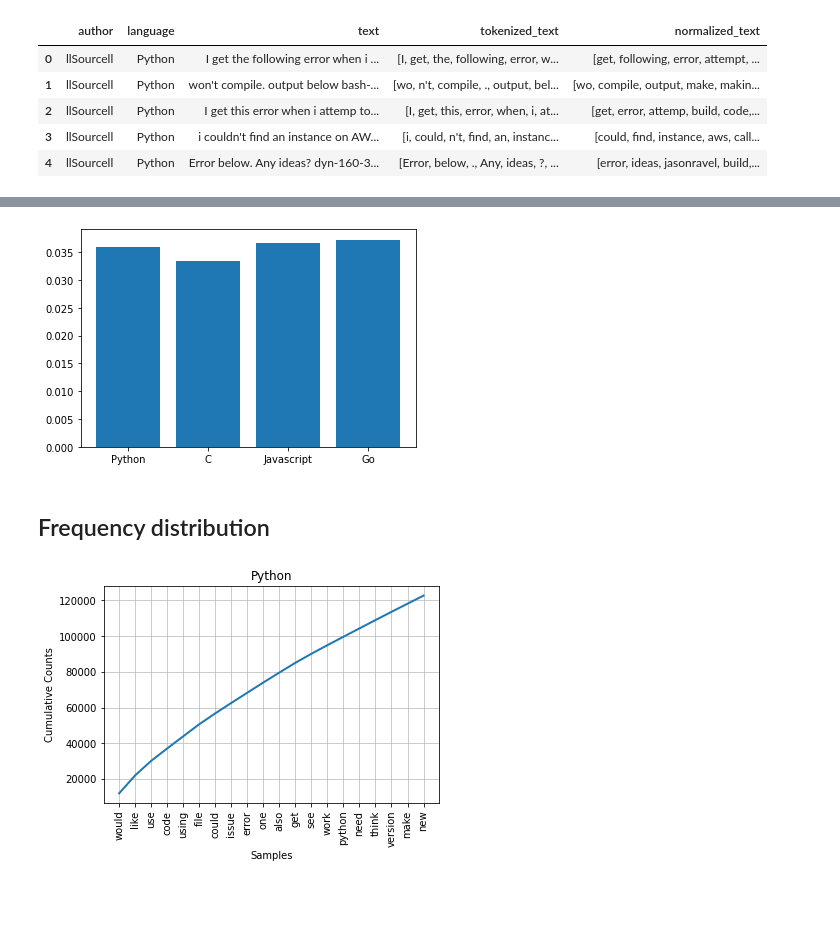
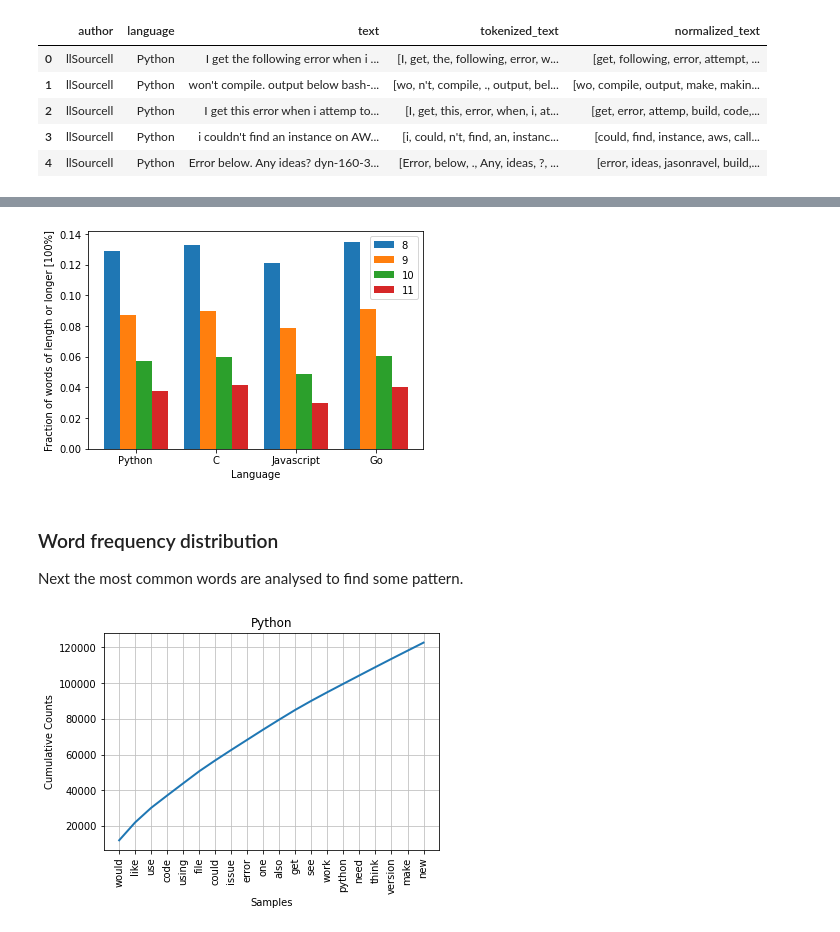
Before and after one commit to shilangyu/NLP-language-complexity, a Jupyter notebook: analysis/data_analysis.ipynb, the cells around one changed output, grey strips where cells are left out. Cells and saved outputs as stored; diff of their text form; code cells hidden in the pictures; blank space fills up the shorter version.

```diff
--- a/analysis/basic_data_analysis.ipynb
+++ b/analysis/data_analysis.ipynb
@@ -108,5 +122,11 @@ def percentage(count: float, total: float) -> float:
 # %%
-df['lex_div'] = df['tokenized_text'].apply(lexical_diversity)
+def lexical_diversity(text: list[str]) -> float:
+    if len(text) == 0:
+        return 1
+    return len(set(text)) / len(text)
+
+
+df['lex_div'] = df['normalized_text'].apply(lexical_diversity)
 # %%
 means = [np.mean(df[df['language'] == lang]['lex_div']) for lang in LANGUAGES]
 
@@ -144,3 +173 @@ def average(words):
-# %%
-df['word_length'] = df['tokenized_text'].apply(average)
 # %%
@@ -156,22 +198,35 @@ plt.show()
 # %%
-def words_over_10(words: list[str]) -> int:
-    sum = 0
-    for word in words:
-        if len(word) >= 10:
-            sum += 1
-    return sum
+def frac_words_over(words: list[str], lang: str, length: int) -> int:
+    texts = df[df['language'] == lang]['tokenized_text']
+    count = 0
+    for t in texts:
+        for w in t:
+            if len(w) >= length:
+                count += 1
+
+    return count / texts.apply(len).sum()
-# %%
-df['long_words'] = df['normalized_text'].apply(words_over_10)
 # %%
-sums = [np.sum(df[df['language'] == lang]['long_words']) / df[df['language'] == lang]['tokenized_text'].apply(len).sum()
-        for lang in LANGUAGES]
+lens = [8, 9, 10, 11]
 
-plt.bar(LANGUAGES, sums)
+fracs = [[frac_words_over(df, lang, l) for lang in LANGUAGES] for l in lens]
+
+
+bar_width = 0.2
+
+for (i, (l, frac)) in enumerate(zip(lens, fracs)):
+    plt.bar([x + bar_width*i for x in range(len(LANGUAGES))], frac, width=bar_width, label=l)
+
+plt.xlabel('Language')
+plt.ylabel('Fraction of words of length or longer [100%]')
+plt.xticks([r + (len(lens)/2 - 0.5) * bar_width for r in range(len(LANGUAGES))], LANGUAGES)
+plt.legend()
 plt.show()
 # %% [output]
-[figure, old version]
+[figure, new version]
 # %% [markdown]
-## Frequency distribution
+### Word frequency distribution
+
+Next the most common words are analysed to find some pattern.
 # %%
 from nltk import FreqDist
 
```
Also changed, not shown: parts of 30 cells of this notebook, 1 other file.
